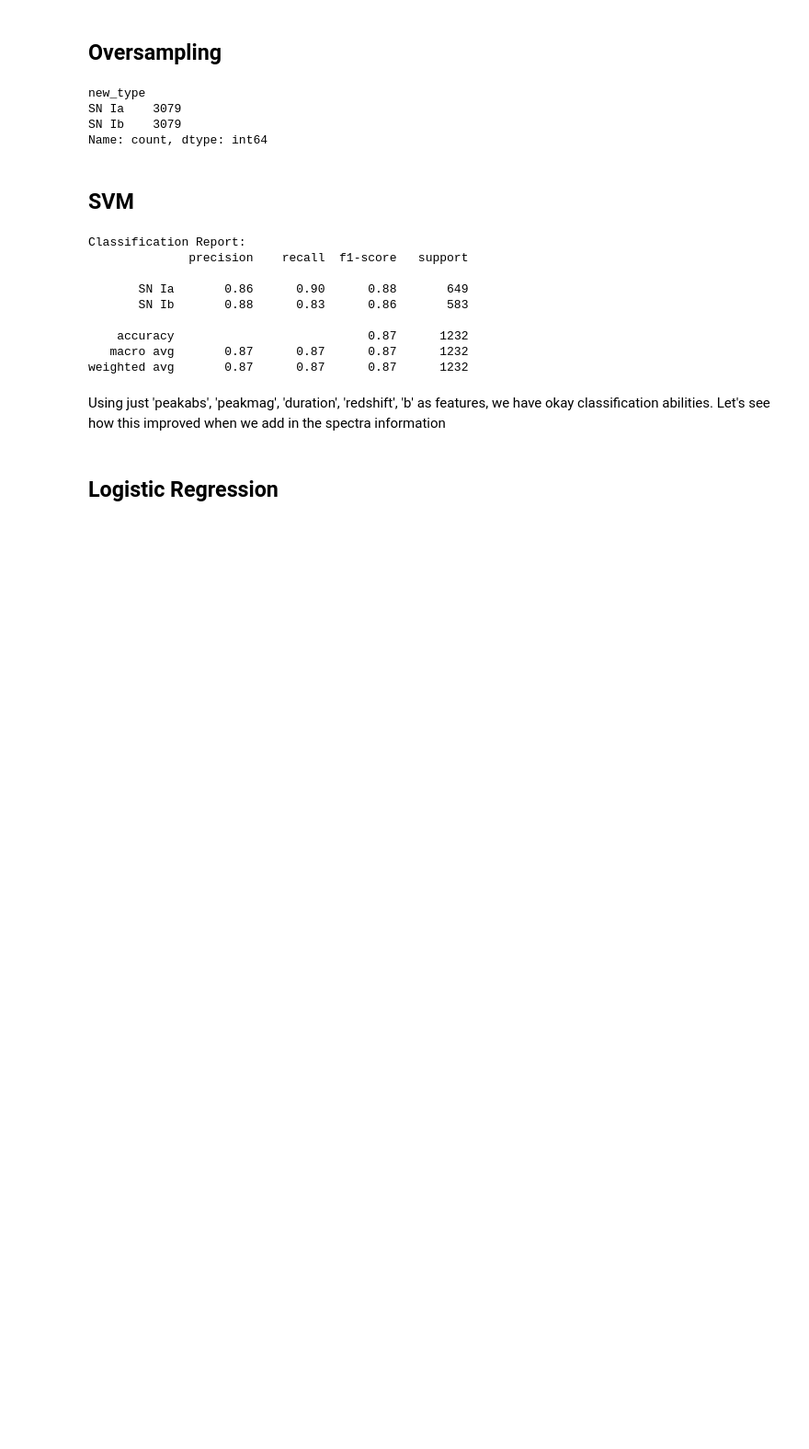
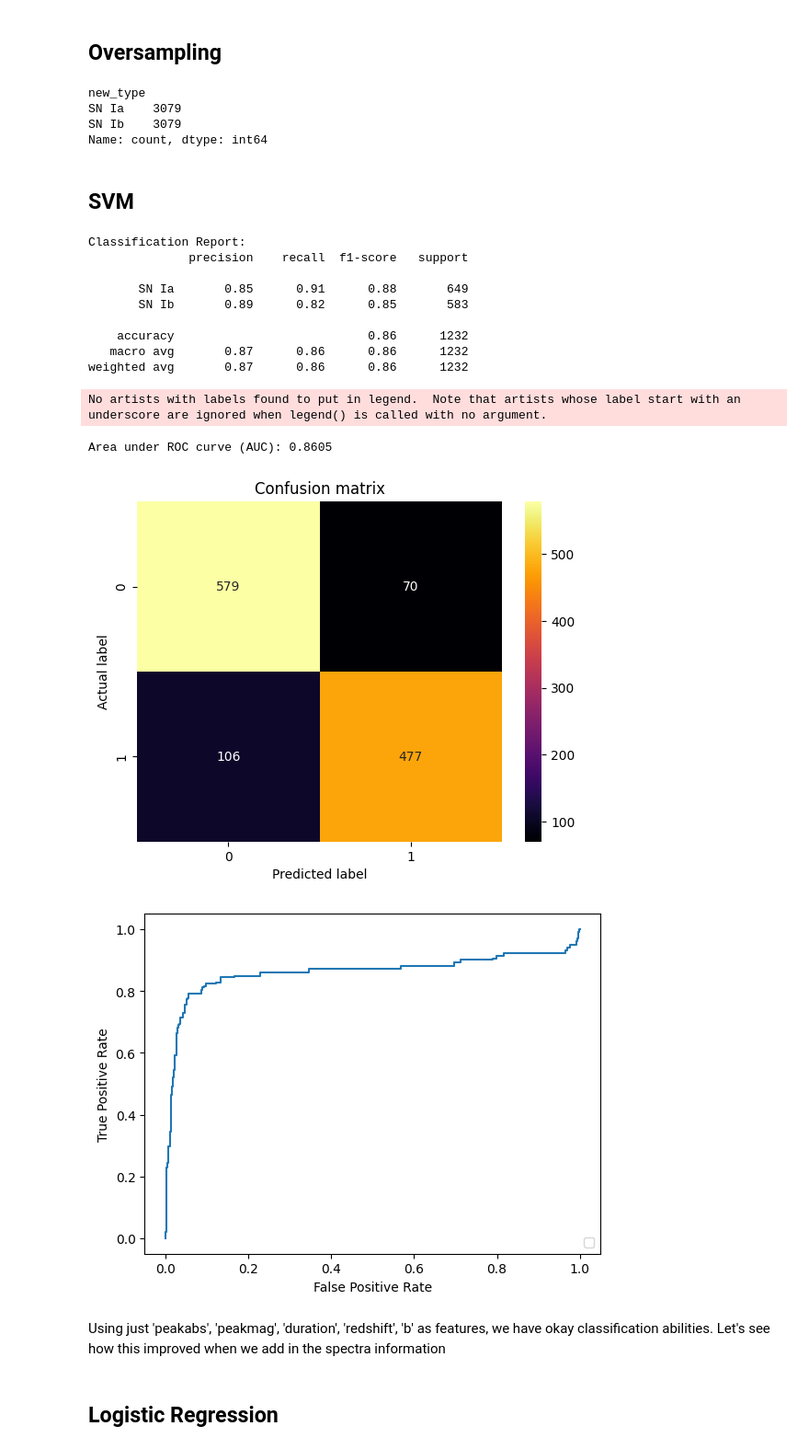
Before and after one commit to abbystokes/AST8581_FinalProject, a Jupyter notebook: Final_Project.ipynb, the cells around one changed output. Shown at 92% size. Saved outputs shown, nothing was run; the diff lists cells and outputs as text; code cells hidden in the pictures; blank space fills up the shorter version.

Commit message:
Added ROC and conf matrix for SVM

```diff
--- a/Final_Project.ipynb
+++ b/Final_Project.ipynb
@@ -295,7 +296,7 @@ from sklearn.metrics import classification_report
 X_train, X_test, y_train, y_test = train_test_split(X_over, y_over, test_size=0.2, random_state=42)
 
 # Step 2: Initialize and train SVM classifier
-svm_classifier = SVC(kernel='linear', random_state=42)  # You can choose different kernels based on your data
+svm_classifier = SVC(kernel='linear', random_state=42, probability=True)  # You can choose different kernels based on your data
 svm_classifier.fit(X_train, y_train)
 
 # Step 3: Make predictions
@@ -308,11 +309,38 @@ print(classification_report(y_test, y_pred))
 Classification Report:
               precision    recall  f1-score   support
 
-       SN Ia       0.86      0.90      0.88       649
-       SN Ib       0.88      0.83      0.86       583
+       SN Ia       0.85      0.91      0.88       649
+       SN Ib       0.89      0.82      0.85       583
 
-    accuracy                           0.87      1232
-   macro avg       0.87      0.87      0.87      1232
-weighted avg       0.87      0.87      0.87      1232
+    accuracy                           0.86      1232
+   macro avg       0.87      0.86      0.86      1232
+weighted avg       0.87      0.86      0.86      1232
+# %%
+from sklearn.metrics import confusion_matrix
+import seaborn as sns
+from sklearn.metrics import roc_curve, RocCurveDisplay, auc
+
+cf_matrix = confusion_matrix(y_test, y_pred)
+cf_matrix
+
+sns.heatmap(pd.DataFrame(cf_matrix), annot=True, cmap="inferno" ,fmt='g')
+plt.title('Confusion matrix')
+plt.ylabel('Actual label')
+plt.xlabel('Predicted label')
+
+y_prob = svm_classifier.predict_proba(X_test)
+y_prob = y_prob[:, 1]
+fpr, tpr, other = roc_curve(y_test, y_prob, pos_label = 'SN Ib')
+
+roc_display = RocCurveDisplay(fpr=fpr, tpr=tpr)
+roc_display.plot()
+
+roc_auc = auc(fpr, tpr)
+print("Area under ROC curve (AUC): {:.4f}".format(roc_auc))
+# %% [output]
+No artists with labels found to put in legend.  Note that artists whose label start with an underscore are ignored when legend() is called with no argument.
+Area under ROC curve (AUC): 0.8605
+[figure, added]
+[figure, added]
 # %% [markdown]
  Using just 'peakabs', 'peakmag', 'duration', 'redshift', 'b' as features, we have okay classification abilities. Let's see how this improved when we add in the spectra information
```
Also changed, not shown: parts of 3 cells of this notebook.
